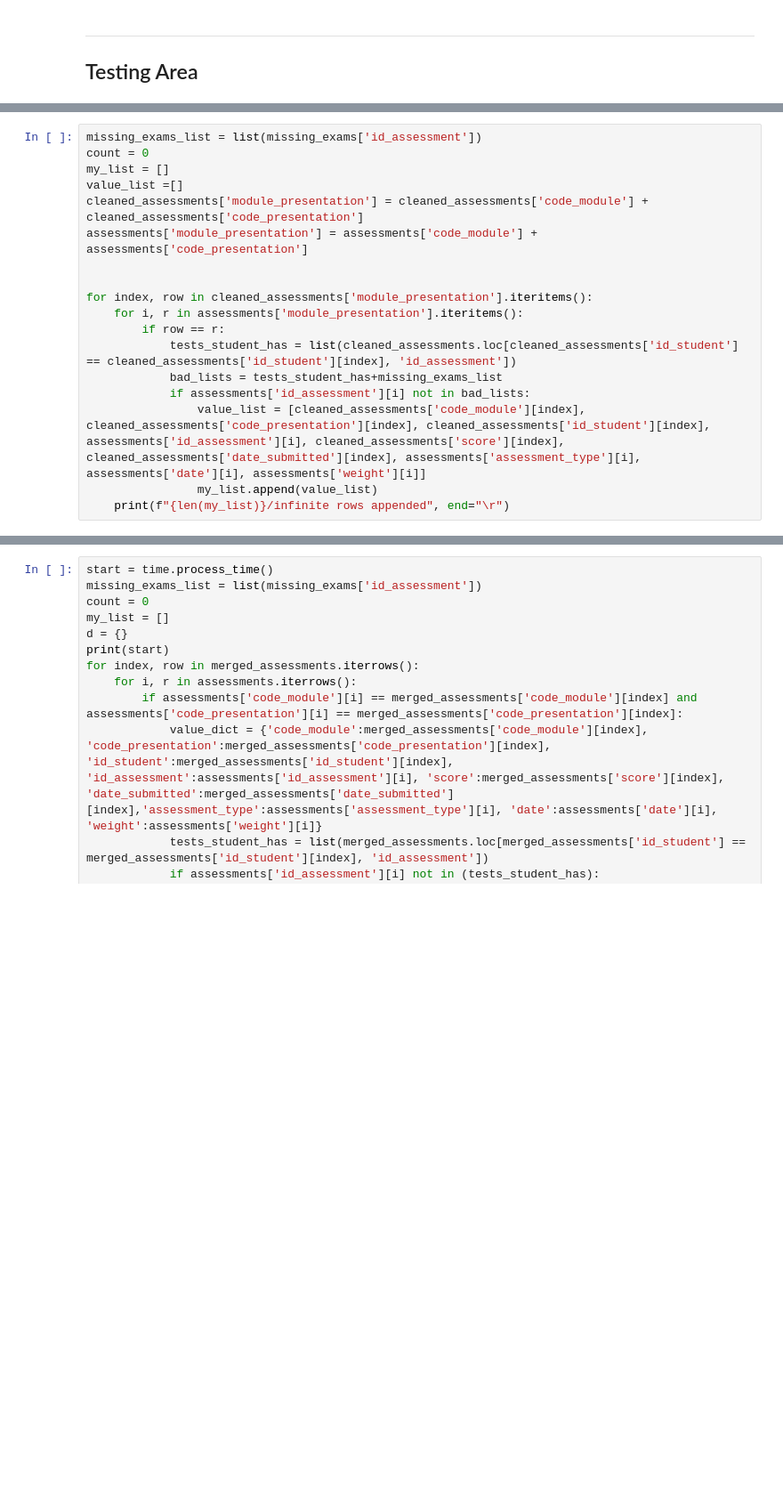
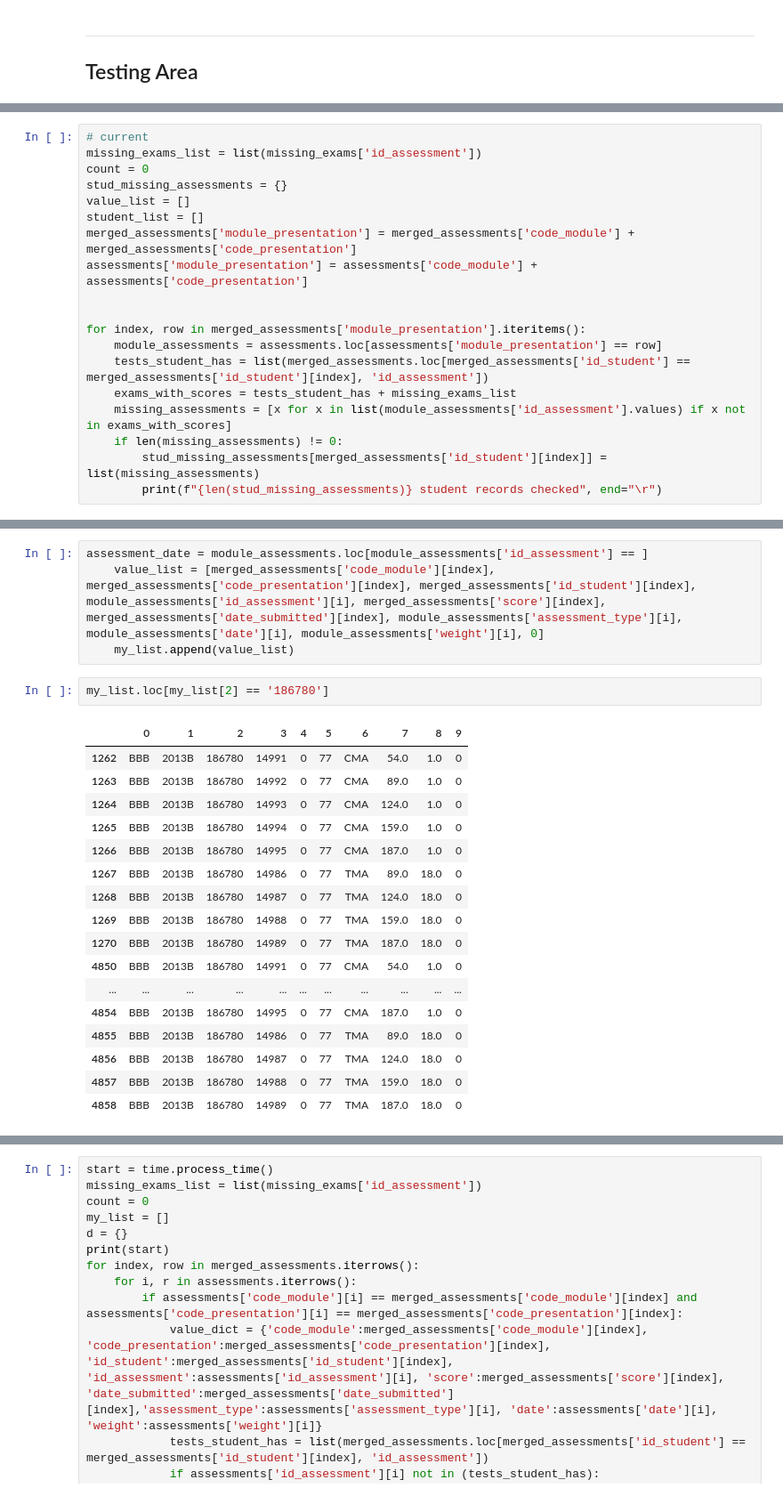
Before and after one commit to freyjagarner/Student-Data-Analysis, a Jupyter notebook: Capstone/Assessments_and_Student_Assessment.ipynb, the cells around one changed output, grey strips where cells are left out. Shown at 89% size. Drawn from its saved outputs; the diff is of its cells as text; blank space fills up the shorter version.

Commit message:
combine assessment & student assessmenmt

```diff
--- a/Capstone/Assessments_and_Student_Assessment.ipynb
+++ b/Capstone/Assessments_and_Student_Assessment.ipynb
@@ -213,18 +153,0 @@ AttributeError: 'numpy.ndarray' object has no attribute 'iteritems'
-# %%
-missing_exams_list = list(missing_exams['id_assessment'])
-count = 0
-my_list = []
-value_list =[]
-cleaned_assessments['module_presentation'] = cleaned_assessments['code_module'] + cleaned_assessments['code_presentation']
-assessments['module_presentation'] = assessments['code_module'] + assessments['code_presentation']
-
-
-for index, row in cleaned_assessments['module_presentation'].iteritems():
-    for i, r in assessments['module_presentation'].iteritems():
-        if row == r:
-            tests_student_has = list(cleaned_assessments.loc[cleaned_assessments['id_student'] == cleaned_assessments['id_student'][index], 'id_assessment'])
-            bad_lists = tests_student_has+missing_exams_list
-            if assessments['id_assessment'][i] not in bad_lists:
-                value_list = [cleaned_assessments['code_module'][index], cleaned_assessments['code_presentation'][index], cleaned_assessments['id_student'][index], assessments['id_assessment'][i], cleaned_assessments['score'][index], cleaned_assessments['date_submitted'][index], assessments['assessment_type'][i], assessments['date'][i], assessments['weight'][i]]
-                my_list.append(value_list)
-    print(f"{len(my_list)}/infinite rows appended", end="\r")
@@ -233,0 +154,19 @@ KeyboardInterrupt:
+# %%
+# current
+missing_exams_list = list(missing_exams['id_assessment'])
+count = 0
+stud_missing_assessments = {}
+value_list = []
+student_list = []
+merged_assessments['module_presentation'] = merged_assessments['code_module'] + merged_assessments['code_presentation']
+assessments['module_presentation'] = assessments['code_module'] + assessments['code_presentation']
+
+
+for index, row in merged_assessments['module_presentation'].iteritems():
+    module_assessments = assessments.loc[assessments['module_presentation'] == row]
+    tests_student_has = list(merged_assessments.loc[merged_assessments['id_student'] == merged_assessments['id_student'][index], 'id_assessment'])
+    exams_with_scores = tests_student_has + missing_exams_list
+    missing_assessments = [x for x in list(module_assessments['id_assessment'].values) if x not in exams_with_scores]
+    if len(missing_assessments) != 0:
+        stud_missing_assessments[merged_assessments['id_student'][index]] = list(missing_assessments)
+        print(f"{len(stud_missing_assessments)} student records checked", end="\r")
@@ -233,0 +185,24 @@ KeyboardInterrupt:
+# %%
+assessment_date = module_assessments.loc[module_assessments['id_assessment'] == ]
+    value_list = [merged_assessments['code_module'][index], merged_assessments['code_presentation'][index], merged_assessments['id_student'][index], module_assessments['id_assessment'][i], merged_assessments['score'][index], merged_assessments['date_submitted'][index], module_assessments['assessment_type'][i], module_assessments['date'][i], module_assessments['weight'][i], 0]
+    my_list.append(value_list)
+# %%
+my_list.loc[my_list[2] == '186780']
+# %% [output]
+|  | 0 | 1 | 2 | 3 | 4 | 5 | 6 | 7 | 8 | 9 |
+| 1262 | BBB | 2013B | 186780 | 14991 | 0 | 77 | CMA | 54.0 | 1.0 | 0 |
+| 1263 | BBB | 2013B | 186780 | 14992 | 0 | 77 | CMA | 89.0 | 1.0 | 0 |
+| 1264 | BBB | 2013B | 186780 | 14993 | 0 | 77 | CMA | 124.0 | 1.0 | 0 |
+| 1265 | BBB | 2013B | 186780 | 14994 | 0 | 77 | CMA | 159.0 | 1.0 | 0 |
+| 1266 | BBB | 2013B | 186780 | 14995 | 0 | 77 | CMA | 187.0 | 1.0 | 0 |
+| 1267 | BBB | 2013B | 186780 | 14986 | 0 | 77 | TMA | 89.0 | 18.0 | 0 |
+| 1268 | BBB | 2013B | 186780 | 14987 | 0 | 77 | TMA | 124.0 | 18.0 | 0 |
+| 1269 | BBB | 2013B | 186780 | 14988 | 0 | 77 | TMA | 159.0 | 18.0 | 0 |
+| 1270 | BBB | 2013B | 186780 | 14989 | 0 | 77 | TMA | 187.0 | 18.0 | 0 |
+| 4850 | BBB | 2013B | 186780 | 14991 | 0 | 77 | CMA | 54.0 | 1.0 | 0 |
+| ... | ... | ... | ... | ... | ... | ... | ... | ... | ... | ... |
+| 4854 | BBB | 2013B | 186780 | 14995 | 0 | 77 | CMA | 187.0 | 1.0 | 0 |
+| 4855 | BBB | 2013B | 186780 | 14986 | 0 | 77 | TMA | 89.0 | 18.0 | 0 |
+| 4856 | BBB | 2013B | 186780 | 14987 | 0 | 77 | TMA | 124.0 | 18.0 | 0 |
+| 4857 | BBB | 2013B | 186780 | 14988 | 0 | 77 | TMA | 159.0 | 18.0 | 0 |
+| 4858 | BBB | 2013B | 186780 | 14989 | 0 | 77 | TMA | 187.0 | 18.0 | 0 |
```
Also changed, not shown: parts of 44 cells of this notebook, 1 other file.
